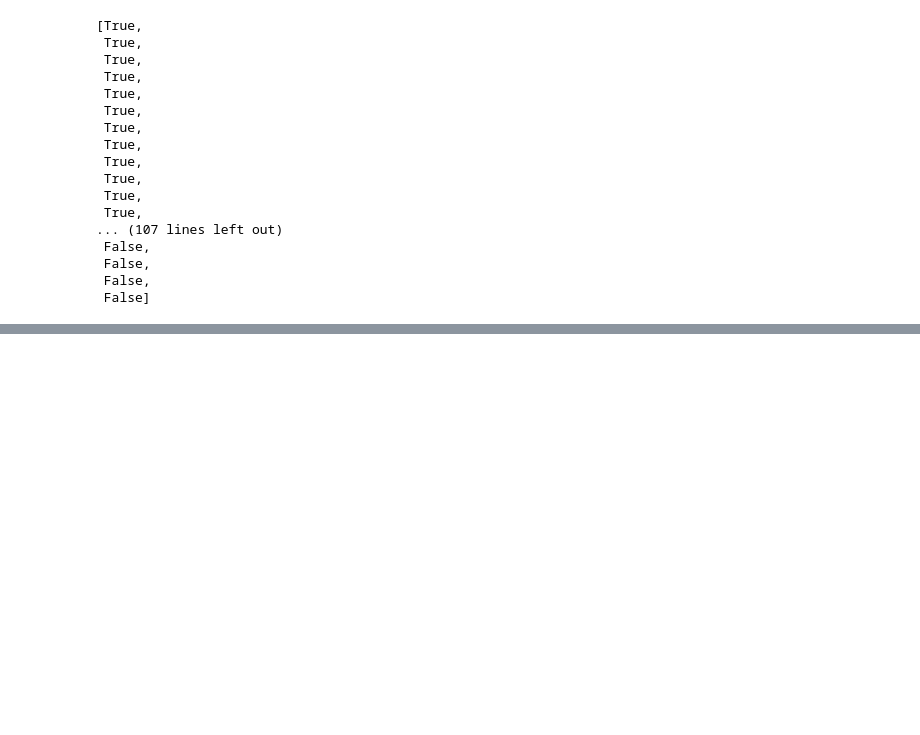
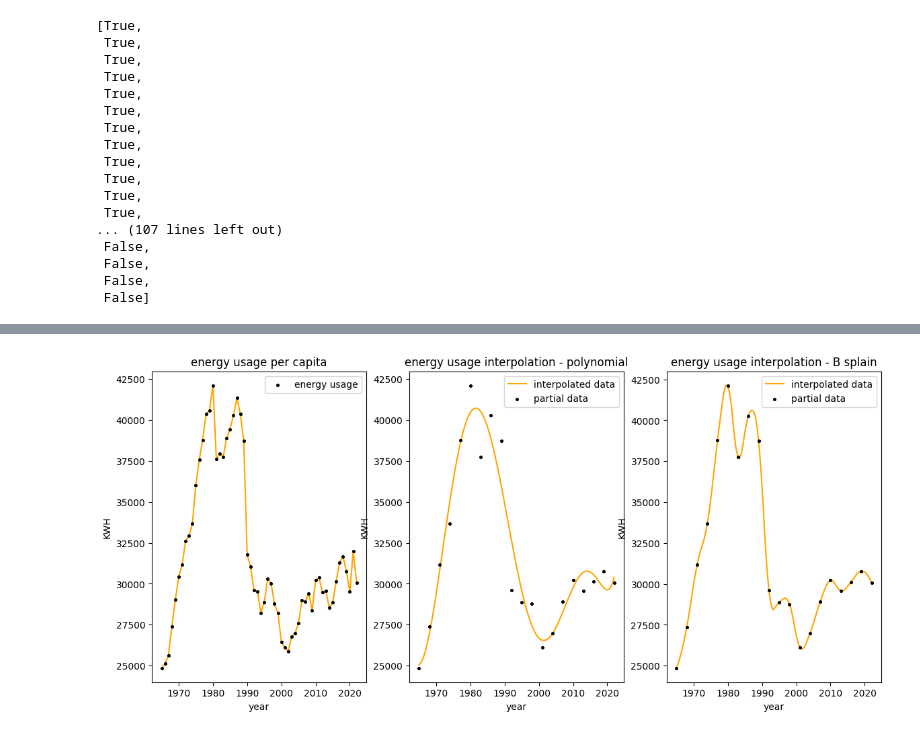
Before and after one commit to MateuszKwiat/pwr_ins, a Jupyter notebook: sme4/Big_data/lab/lab4/zad3_jn.ipynb, the cells around one changed output, grey strips where cells are left out. Cells and saved outputs as stored; diff of their text form; code cells hidden in the pictures; blank space fills up the shorter version.

Commit message:
big data lab4, exercise 3 complete

```diff
--- a/sme4/Big_data/lab/lab4/zad3_jn.ipynb
+++ b/sme4/Big_data/lab/lab4/zad3_jn.ipynb
@@ -182,0 +193,9 @@ For example, when doing 'df[col].method(value, inplace=True)', try using 'df.met
+# %%
+def polynomial_interpolation(x_values, y_values, x):
+    coefficients = np.polyfit(x_values, y_values, len(x_values) - 1)
+    y = np.polyval(coefficients, x)
+
+    return y
+# %%
+x_interpolated = np.linspace(min(x_values), max(x_values), 1000)
+y_interpolated = polynomial_interpolation(x_values, y_values, x_interpolated)
@@ -182,0 +204,30 @@ For example, when doing 'df[col].method(value, inplace=True)', try using 'df.met
+# %%
+tck = splrep(x_values, y_values, k=2)
+x_interpolated0 = np.linspace(min(x_values), max(x_values), 100)
+y_interpolated0 = splev(x_interpolated0, tck)
+# %%
+fig, ax = plt.subplots(ncols=3, figsize=(14, 6))
+ax[0].plot(df['year'], df['energy_per_capita'], color='orange', zorder=0)
+ax[0].scatter(df['year'], df['energy_per_capita'], color='black', s=7, zorder=1, label='energy usage')
+ax[0].set_title('energy usage per capita')
+ax[0].set_xlabel('year')
+ax[0].set_ylabel('KWH')
+ax[0].legend(loc='upper right')
+
+ax[1].plot(x_interpolated, y_interpolated, color='orange', zorder=0, label='interpolated data')
+ax[1].scatter(x_values, y_values, color='black', s=7, zorder=1, label='partial data')
+ax[1].set_title('energy usage interpolation - polynomial')
+ax[1].set_xlabel('year')
+ax[1].set_ylabel('KWH')
+ax[1].legend(loc='upper right')
+
+ax[2].plot(x_interpolated0, y_interpolated0, color='orange', zorder=0, label='interpolated data')
+ax[2].scatter(x_values, y_values, color='black', s=7, zorder=1, label='partial data')
+ax[2].set_title('energy usage interpolation - B splain')
+ax[2].set_xlabel('year')
+ax[2].set_ylabel('KWH')
+ax[2].legend(loc='upper right')
+
+plt.show()
+# %% [output]
+[figure, added]
```
Also changed, not shown: parts of 7 cells of this notebook.
